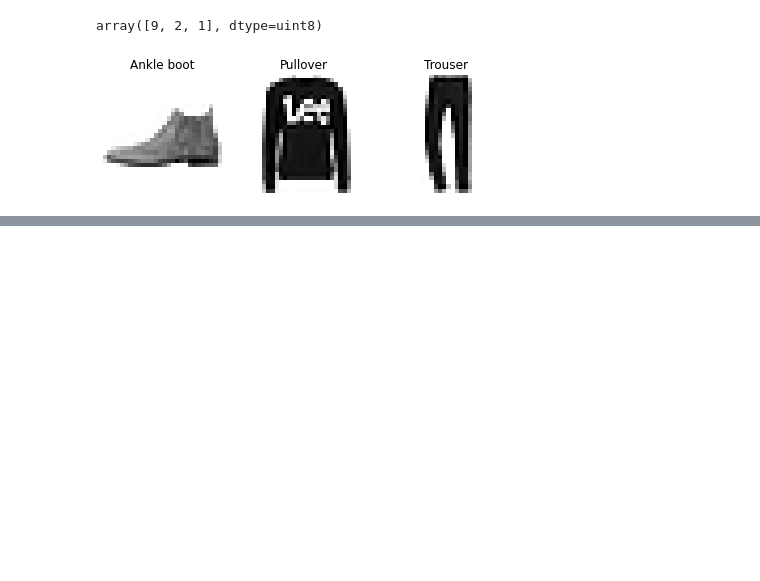
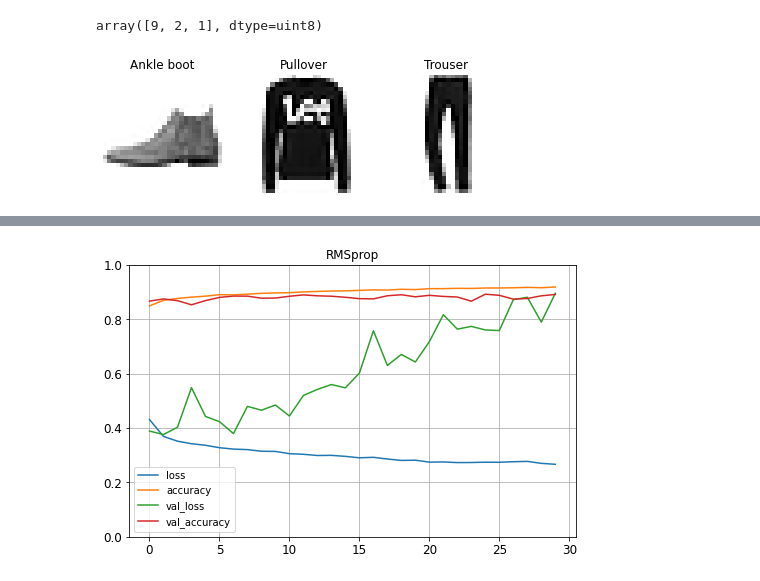
Before and after one commit to ameranismail/Deep_learning_TPS, a Jupyter notebook: ANN TP DL.ipynb, the cells around one changed output, grey strips where cells are left out. Saved outputs shown, nothing was run; the diff lists cells and outputs as text; code cells hidden in the pictures; blank space fills up the shorter version.

```diff
--- a/ANN TP DL.ipynb
+++ b/ANN TP DL.ipynb
@@ -289,0 +333,7 @@ plt.show()
+# %%
+model.compile(loss="sparse_categorical_crossentropy",
+              optimizer="RMSprop",
+              metrics=["accuracy"])
+# %%
+history_RMSprop = model.fit(X_train, y_train, batch_size=32, epochs=30,
+                    validation_data=(X_valid, y_valid))
@@ -289,0 +363,8 @@ plt.show()
+# %%
+
+pd.DataFrame(history_RMSprop.history).plot(figsize=(8, 5),title=('RMSprop'))
+plt.grid(True)
+plt.gca().set_ylim(0, 1)
+plt.show()
+# %% [output]
+[figure, added]
```
Also changed, not shown: parts of 64 cells of this notebook.
